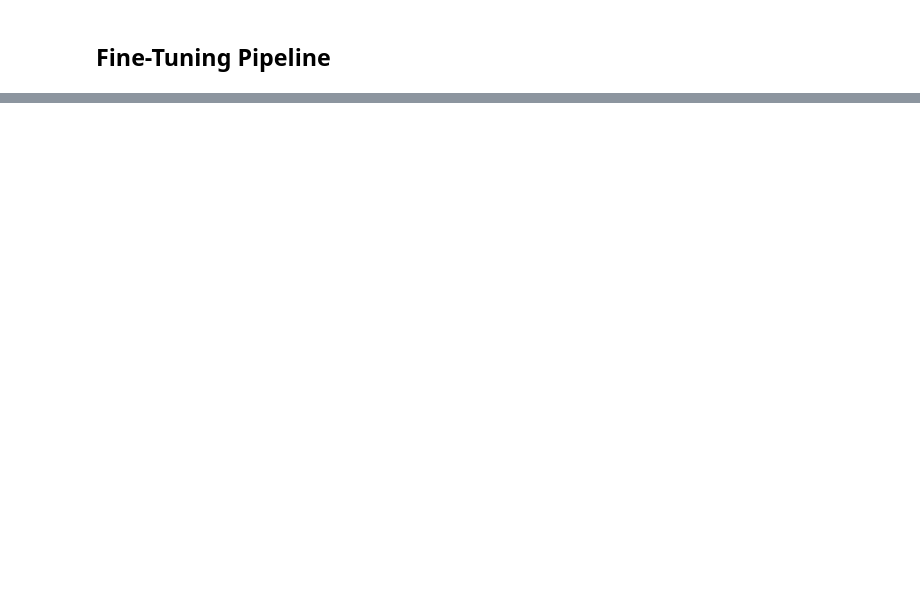
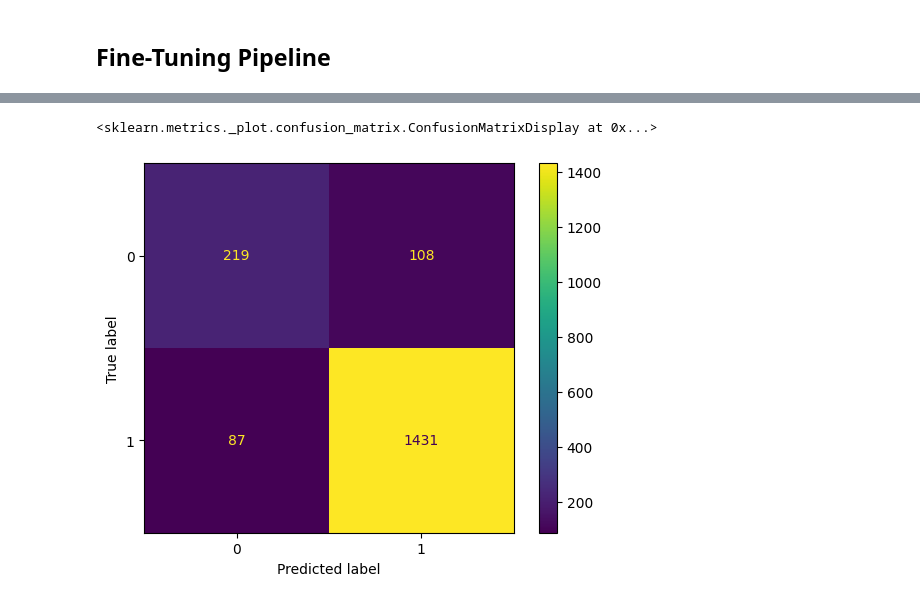
Before and after one commit to mustermann-max/dsnd-pipelines-project, a Jupyter notebook: starter.ipynb, the cells around one changed output, grey strips where cells are left out. Cells and saved outputs as stored; diff of their text form; code cells hidden in the pictures; blank space fills up the shorter version.

Commit message:
better data split, vizualizations

```diff
--- a/starter.ipynb
+++ b/starter.ipynb
@@ -92,13 +92,21 @@ Features:
 # Split data into train and test sets
 from sklearn.model_selection import train_test_split
 
-X_train, X_test, y_train, y_test = train_test_split(
+X_tmp, X_test, y_tmp, y_test = train_test_split(
     X,
     y,
-    test_size=0.4, #changed the test size to prevent overfitting, splitting into train,test,val would be a better option
+    test_size=0.1,
     shuffle=True,
     random_state=27,
 )
+
+X_train, X_dev, y_train, y_dev = train_test_split(
+    X_tmp,
+    y_tmp,
+    test_size=0.25,
+    shuffle=True,
+    random_state=27,
+)
 # %% [markdown]
 # Your Work
 # %% [markdown]
@@ -193,7 +221,7 @@ class SpacyClassifier(BaseEstimator, TransformerMixin):
     def transform(self, X):
         return np.array([
             [doc.cats['Reccommended']]
-            for doc in self.nlp.pipe(X['Title'] + '\n' + X['Review Text'])
+            for doc in self.nlp.pipe(X['Title'] + '\n' + X['Review Text'], batch_size=50)
         ])
 # %% [markdown]
 <h3>Disclaimer</h3>
@@ -252,7 +280,7 @@ from sklearn.pipeline import make_pipeline
 
 model_pipeline = make_pipeline(
     feature_pipe,
-    RandomForestClassifier(random_state=42),
+    RandomForestClassifier(random_state=42, max_features='log2', n_estimators=200),
 )
 
 model_pipeline.fit(X_train, y_train)
@@ -287,7 +324,6 @@ Accuracy: 0.9019926799511997
 # %% [markdown]
 ## Fine-Tuning Pipeline
 # %%
-# the SpacyClassifier causes serius data leakage as it is not part of the training pipeline.
 # doing cross validation and hyperparameter tuning on the SpacyClassifier is too resource intensive and out of scope
 # when building such a pipeline, the spacy classifier could recieve losses from the random forest to increase accuracy further
 
@@ -315,7 +351,7 @@ param_search = GridSearchCV(
     verbose=3,    # Output of parameters, score, time
 )
 
-param_search.fit(X_train, y_train)
+param_search.fit(X_dev, y_dev)
 
 # Retrieve the best parameters
 param_search.best_params_
@@ -350,0 +400,8 @@ Accuracy: 0.9021282364104649
+# %%
+#show confusion matrix
+from sklearn.metrics import ConfusionMatrixDisplay
+
+ConfusionMatrixDisplay.from_estimator(model_best, X_test, y_test)
+# %% [output]
+<sklearn.metrics._plot.confusion_matrix.ConfusionMatrixDisplay at 0x...>
+[figure, added]
```
Also changed, not shown: parts of 8 cells of this notebook, 21 other files.
